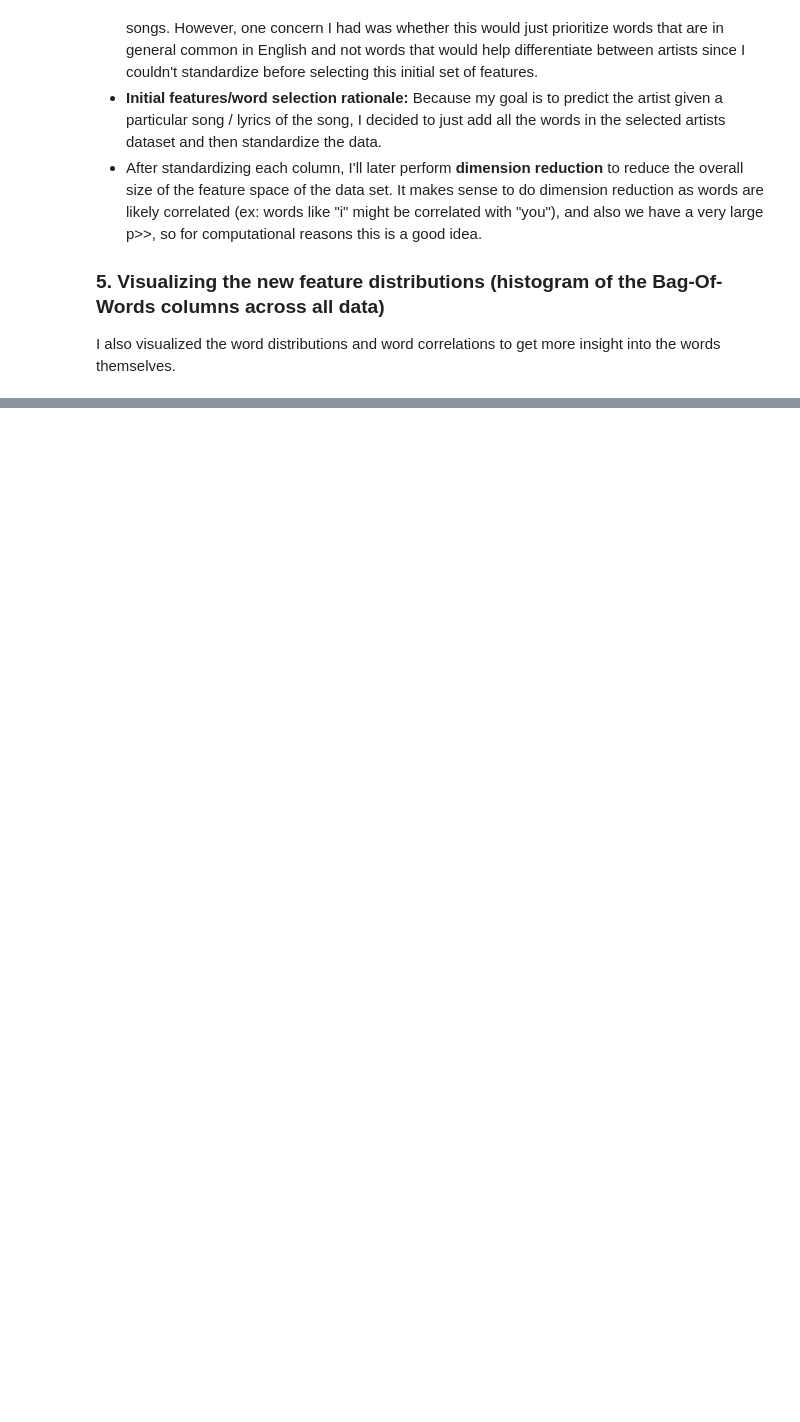
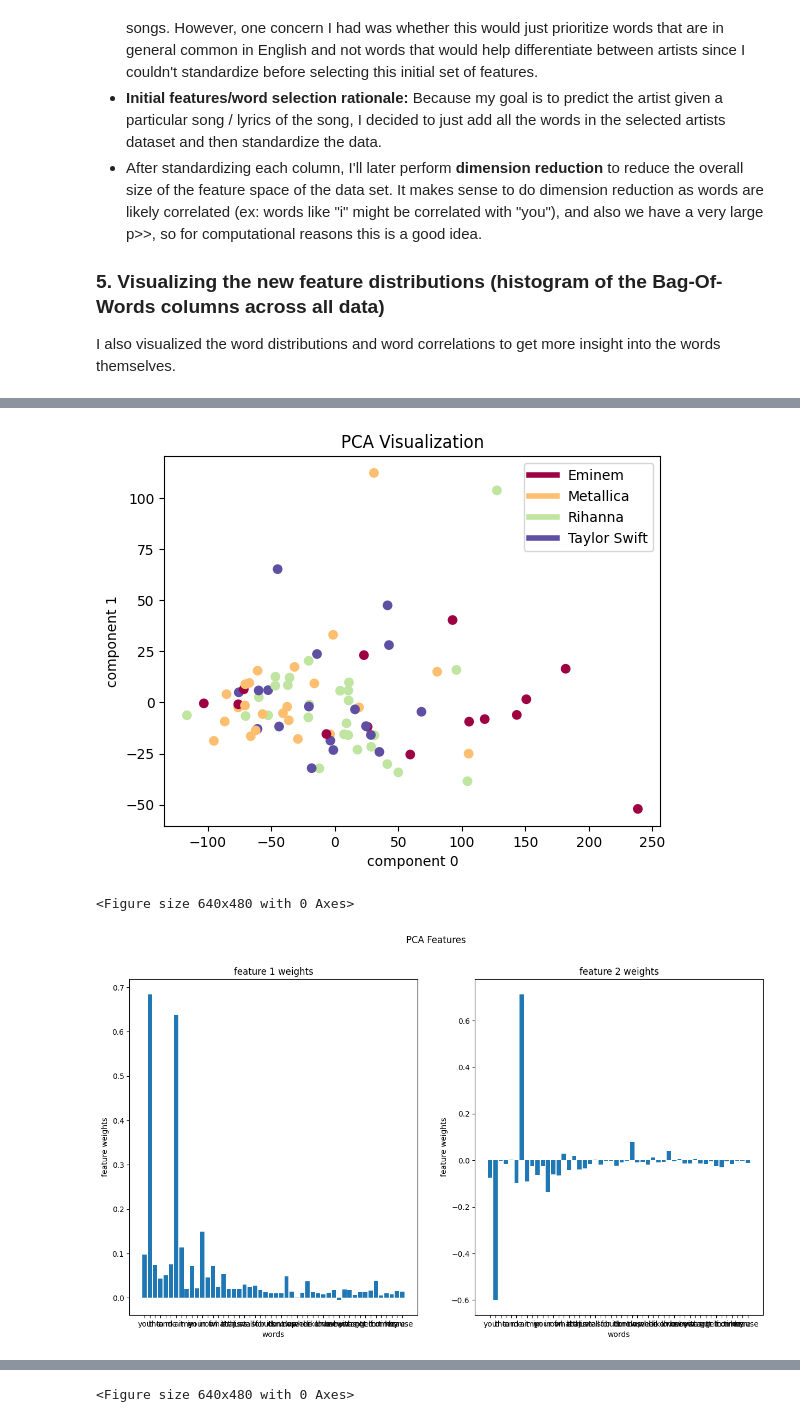
Before and after one commit to kac20/MachineLearning, a Jupyter notebook: Spotify Data set Analysis/spotify.ipynb, the cells around one changed output, grey strips where cells are left out. Drawn from its saved outputs; the diff is of its cells as text; code cells hidden in the pictures; blank space fills up the shorter version.

```diff
--- a/Spotify Data set Analysis/spotify.ipynb
+++ b/Spotify Data set Analysis/spotify.ipynb
@@ -135,12 +186,19 @@ for artist in artists:
 # %%
-# 4. Determining what word counts to add as features
+# 4. Determining what word counts to add as features (this cell takes awhile to run)
 from sklearn.preprocessing import StandardScaler
 
 # get the unique words in the artist data in a dataframe corresponding to the word counts
 word_count_data = data_artists.copy().text.str.split(expand=True).stack().value_counts().reset_index()
 word_count_data.columns = ['Word', 'Count']
-print(word_count_data.shape)
 word_list  = word_count_data['Word'].tolist()
-unique_words = set(word_list)
-print(len(unique_words))
+
+words = word_list[:100] # use the top 1000 words as features
+
+# add the unique words as features
+for word in words:
+    data_artists[word] =  data_artists["text"].map(lambda x: x.count(word))
+
+# divide the data into the response / features
+X, y = data_artists.drop(['song', 'artist', 'text'], axis = 1), data_artists['artist']
+X.head()
 # %% [output]
@@ -305,21 +277,25 @@ def viz_feature_weights(features, feature_weights, model_name):
     plt.clf()
 # %%
 # UNSUPERVISED LEARNING / EXPLORING THE DATA
-words_to_viz = top_words[:20]
+words_to_viz = words[:50]
 
 # PCA Embedding
 model = PCA(n_components = 2)
 X_embedded = model.fit_transform(X)
 viz_2Dembedding(X_embedded, "PCA")
 viz_feature_weights(words_to_viz, model.components_, "PCA")
 
 # # NMF Embedding
 # model = NMF(n_components = 2)
 # X_embedded = model.fit_transform(X)
 # viz_2Dembedding(X_embedded, "NMF")
 # viz_feature_weights(words_to_viz, model.components_, "NMF")
 
 #tSNE Embedding
 model = TSNE(n_components = 2)
 X_embedded = model.fit_transform(X)
 viz_2Dembedding(X_embedded, "tSNE")
+# %% [output]
+[figure, added]
+<Figure size 640x480 with 0 Axes>
+[figure, added]
@@ -325,0 +303 @@ viz_2Dembedding(X_embedded, "tSNE")
+<Figure size 640x480 with 0 Axes>
```
Also changed, not shown: parts of 11 cells of this notebook, 1 other file.
